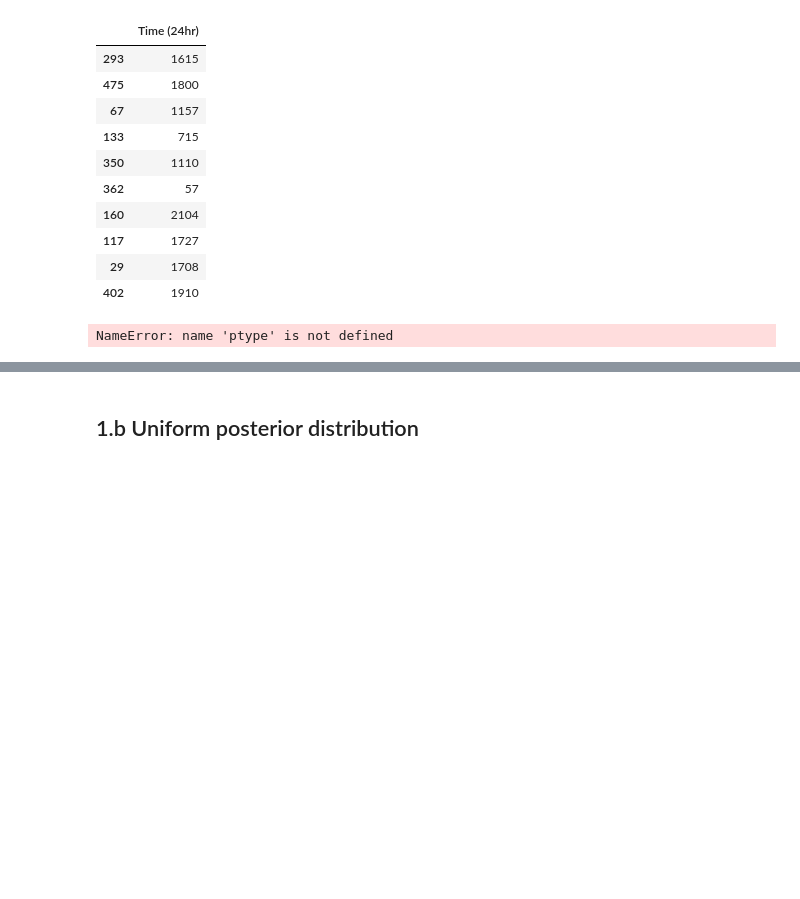
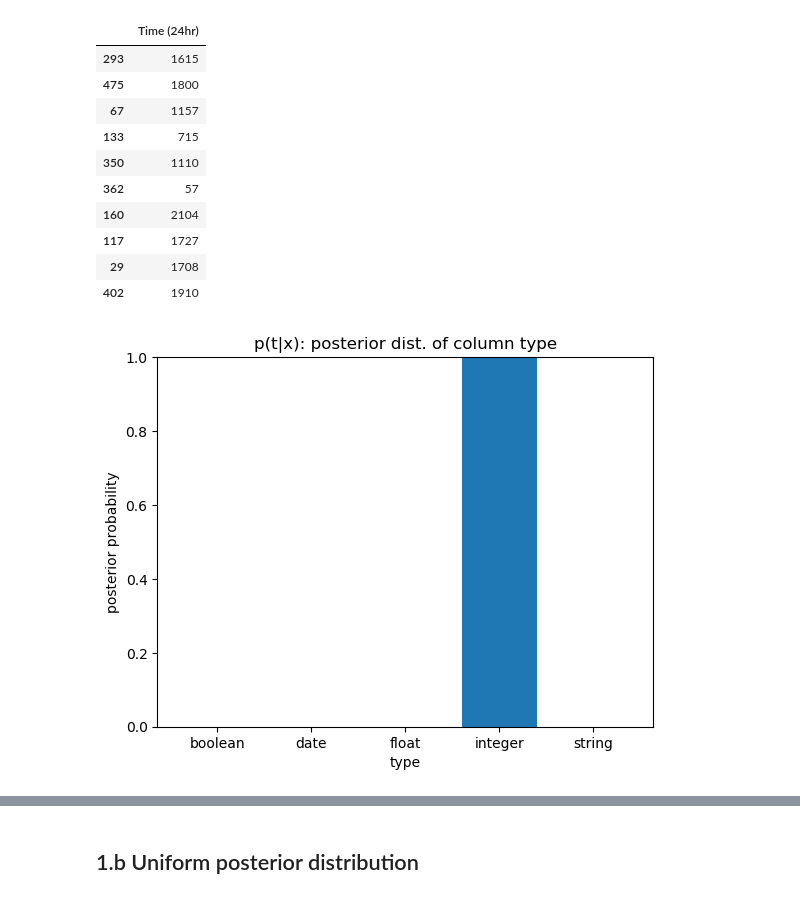
Before and after one commit to alan-turing-institute/ptype, a Jupyter notebook: notebooks/incorrect-column-type.ipynb, the cells around one changed output, grey strips where cells are left out. Cells and saved outputs as stored; diff of their text form; code cells hidden in the pictures; blank space fills up the shorter version.

```diff
--- a/notebooks/incorrect-column-type.ipynb
+++ b/notebooks/incorrect-column-type.ipynb
@@ -44,12 +44,12 @@ df_subsample
 | 29 | 1708 |
 | 402 | 1910 |
 # %%
-ptype =
+ptype = Ptype()
 ptype.fit_schema(df_subsample)
 
 plot_column_type_posterior(ptype.cols[column].p_t)
 # %% [output]
-NameError: name 'ptype' is not defined
+[figure, added]
 # %%
 features = ptype.cols[column].features
 arff_type, arff_post = column2ARFF.get_arff(features)
```
Also changed, not shown: parts of 5 cells of this notebook.
